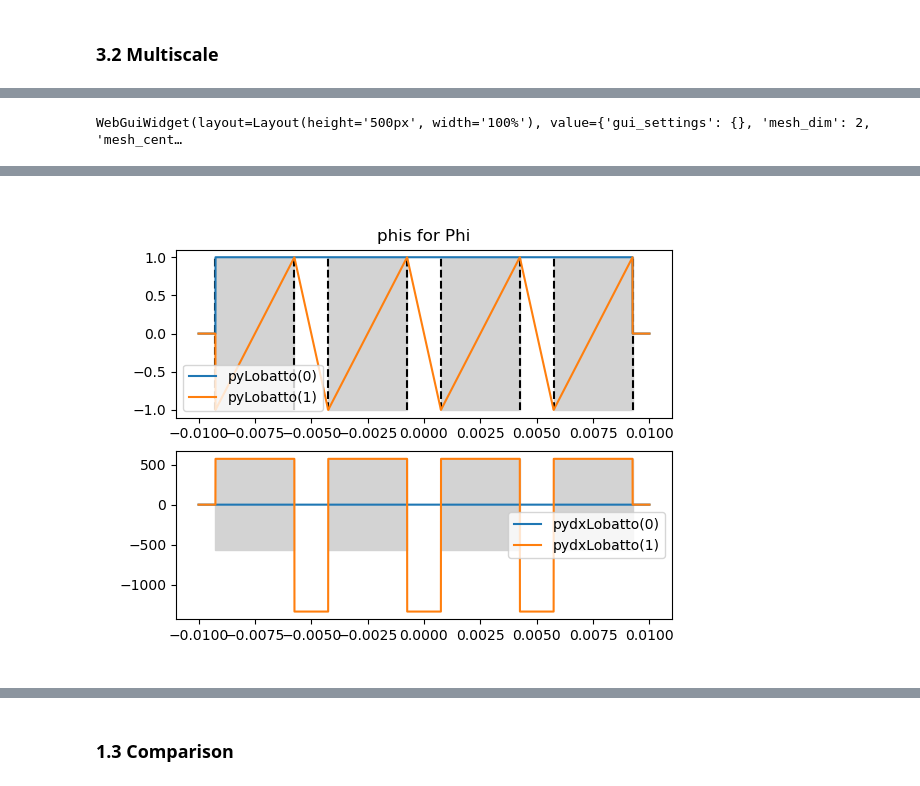
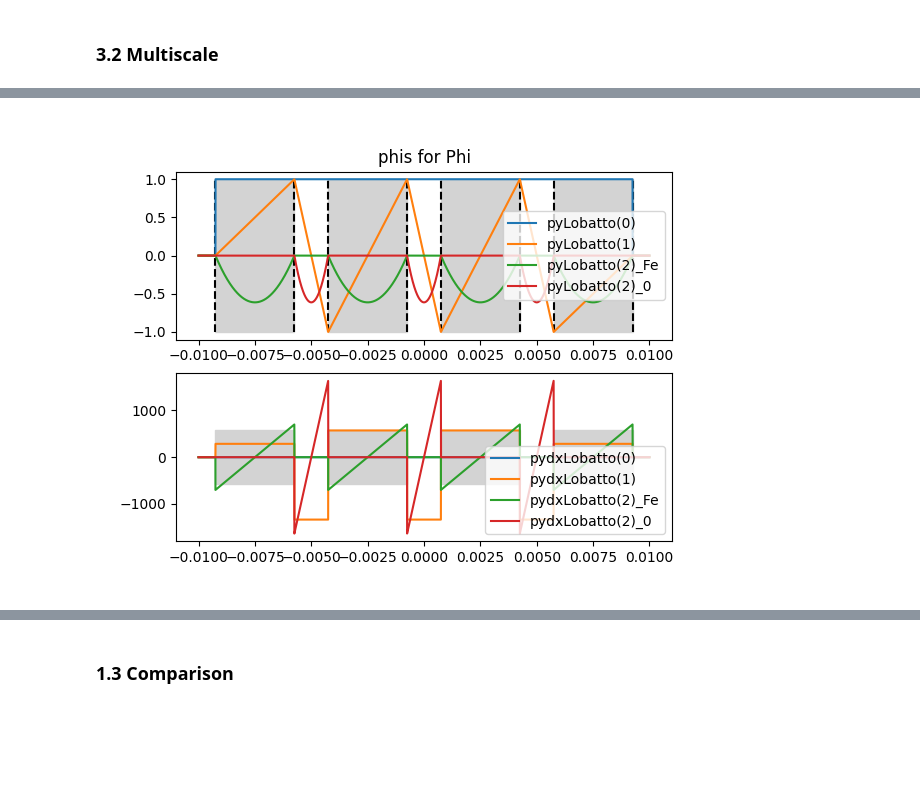
Before and after one commit to vhanser/ngsolveexample, a Jupyter notebook: content/multiscale/multiscale2DAll.ipynb, the cells around one changed output, grey strips where cells are left out. Cells and saved outputs as stored; diff of their text form; code cells hidden in the pictures; blank space fills up the shorter version.

```diff
--- a/content/multiscale/multiscale2DAll.ipynb
+++ b/content/multiscale/multiscale2DAll.ipynb
@@ -126,8 +122,9 @@ BaseWebGuiScene
 ### 3.2 Multiscale
 # %%
 import cempy as cp
-
-cMeshMS = mesh2DLaminates(D, d, ff, numSheets, multiscale=True, modelHalfAir=modelHalfAir, onlySmooth=onlySmooth, onlyRough=onlyRough, domainNameHalfAir="multiscale", maxh_edges=maxh_edges, rotated=rotated, modelGap=True)
+mg = importlib.reload(mg)
+mesh2DLaminates = mg.mesh2DLaminates
+cMeshMS = mesh2DLaminates(D, d, ff, numSheets, multiscale=True, modelHalfAir=modelHalfAir, onlySmooth=onlySmooth, onlyRough=onlyRough, domainNameHalfAir="multiscale", maxh_edges= maxh_edges, rotated=rotated, modelGap=True)
 # cMeshMS = mesh2DLaminates(D, d, ff, numSheets, multiscale=True, modelHalfAir=modelHalfAir, domainNameHalfAir="smoothFrame", onlySmooth=onlySmooth)
 meshMS = cMeshMS.mesh
 print(meshMS.GetMaterials())
@@ -137,10 +134,8 @@ print(meshMS.GetMaterials())
 # %%
-myDraw(meshMS.ngmesh)
+Draw(CF([1, 2, 3, 4, 5, 6]), meshMS)
 from myPackage import drawBndAll
 
 # drawBndAll(meshMS, drawFunc=Draw, block=False)
-# %% [output]
-WebGuiWidget(layout=Layout(height='500px', width='100%'), value={'gui_settings': {}, 'mesh_dim': 2, 'mesh_cent…
 # %%
 
 import importlib
@@ -165,9 +160,12 @@ cl_Phi.modelHalfAir = modelHalfAir
 cl_Phi.orientation = 1 if rotated else 0
 print(cl_Phi.orientation)
 if False:
-    from cempy.phiFunctions import Lobatto, dxLobatto
-    cl_Phi.phiFunction = Lobatto
-    cl_Phi.dzPhiFunction = dxLobatto
+    import cempy as cp
+    importlib.reload(cp)
+
+
+    cl_Phi.phiFunction = cp.phiFunctions.Lobatto
+    cl_Phi.dzPhiFunction = cp.phiFunctions.dxLobatto
 else:
     cl_Phi.phiFunction = pyLobatto
     cl_Phi.dzPhiFunction = pydxLobatto
@@ -187,30 +185,40 @@ def calcMultiscale(useGradients=True, drawPhis=True):
     if onlySmooth:
         roughbnd = ""
 
-    print(domains)
-    print(roughbnd)
-    print(smoothbnd)
+    print("domains", domains)
+    print("roughbnd", roughbnd)
+    print("smoothbnd", smoothbnd)
 
     # microshape functions
+
+
     orderPhi = [
-            cl_Phi(0, fes_order=0, material=domains, dirichlet="left|right", useGradients=True, useAbsolutes=True),
+            cl_Phi(0, fes_order=1, material=domains, dirichlet="left|right", useGradients=True, useAbsolutes=True),
 
-            cl_Phi(1, fes_order=0, material=domains, dirichlet=roughbnd, useGradients=False, useAbsolutes=True),
-
-            # cl_Phi(2, fes_order=2, material=domains, dirichlet=roughbnd, inAir=False, useGradients=True, modelHalfAir=False),
-            # cl_Phi(2, fes_order=2, material=domains, dirichlet=roughbnd, inIron=False, useGradients=True, modelHalfAir=False),
+            # cl_Phi(1, fes_order=1, material=domains, dirichlet=roughbnd, useGradients=True, useAbsolutes=True),
+            cl_Phi(1,
+                    modelHalfAir=False, inAir=True, specialFirstLast=True,
+                    specialFirstLast_func=[lambda x : 1/cl_Phi.dFe*(x+cl_Phi.dFe/2), lambda x:1/cl_Phi.dFe*(x-cl_Phi.dFe/2)],
+                    specialFirstLast_dzfunc=[lambda x : 1/cl_Phi.dFe, lambda x : 1/cl_Phi.dFe]),
+            cl_Phi(2, fes_order=2, material=domains, dirichlet=roughbnd, inAir=False, useGradients=True, modelHalfAir=modelHalfAir),
+            cl_Phi(2, fes_order=2, material=domains, dirichlet=roughbnd, inIron=False, useGradients=True, modelHalfAir=modelHalfAir),
 
             # cl_Phi(4, fes_order=1, material="multiscale|gap", dirichlet=roughbnd, useGradients=True, inAir=False, modelHalfAir=False),
             # cl_Phi(4, fes_order=1, material="multiscale|gap", dirichlet=roughbnd, useGradients=True, inIron=False, modelHalfAir=False),
         ]
 
+    if not moartaring:
+        orderPhi = orderPhi[1:]
 
     if drawPhis:
         cl_Phi.plotEvaluated(orderPhi, nFig=1)
 
     VSpace = []
     # # u0
-    VSpace.append(H1(meshMS, order=order0, dirichlet="left|right", definedon=meshMS.Materials("outer")))
+    domains_outer = "outer"
+    if not moartaring:
+        domains_outer += "|" + domains
+    VSpace.append(H1(meshMS, order=order0, dirichlet="left|right", definedon=meshMS.Materials(domains_outer)))
 
     # ui * phi i
     for phi_i in orderPhi:
@@ -229,23 +237,27 @@ def calcMultiscale(useGradients=True, drawPhis=True):
     f = LinearForm(VSpace)
 
     a += lambda1  * grad(cl_gradgradMS.trials[0]) * grad(cl_gradgradMS.tests[0]) * dx("outer")
-    a += getIntegrand4BFI(cl_gradgradMS.gradu[1:], cl_gradgradMS.gradv[1:], lambda2, lambda1, force_full_Phi=True, force_num_int=True) * dx("multiscale")
-    a += getIntegrand4BFI(cl_gradgradMS.gradu[1:], cl_gradgradMS.gradv[1:], lambda1, lambda1, force_full_Phi=True, force_num_int=True) * dx("gap")
+    if moartaring:
+        slice_inner = slice(1, len(cl_gradgradMS.gradu))
+    else:
+        slice_inner = slice(0, len(cl_gradgradMS.gradu))
+    a += getIntegrand4BFI(cl_gradgradMS.gradu[slice_inner], cl_gradgradMS.gradv[slice_inner], lambda2, lambda1, force_full_Phi=True, force_num_int=True) * dx("multiscale")
+    a += getIntegrand4BFI(cl_gradgradMS.gradu[slice_inner], cl_gradgradMS.gradv[slice_inner], lambda1, lambda1, force_full_Phi=True, force_num_int=True) * dx("gap")
     # a += getIntegrand4BFI(cl_gradgradMS.gradu, cl_gradgradMS.gradv, lambda1, lambda1, force_full_Phi=False, modelHalfAir=False, force_num_int=True) * dx("gap")
 
 
 
     h = specialcf.mesh_size
     n = specialcf.normal(meshMS.dim)
-    alpha = 4.5
+    alpha = 3
     # couple u
     if True:
         #[u][v]
-        tmp = slice(1, 4)
-        a += alpha*order0**2/h  * getIntegrand4BFI(cl_gradgradMS.u[tmp], cl_gradgradMS.v[tmp],  1, 1, force_full_Phi=True, modelHalfAir=False, force_num_int=True)  *ds(smoothbnd)
-        a += -alpha*order0**2/h  * getIntegrand4BFI(cl_gradgradMS.u[tmp], cl_gradgradMS.v[:1],  1, 1, force_full_Phi=True, modelHalfAir=False, force_num_int=True)  *ds(smoothbnd)
+        # tmp = slice(1, )
+        a += alpha*order0**2/h  * getIntegrand4BFI(cl_gradgradMS.u[slice_inner], cl_gradgradMS.v[slice_inner],  1, 1, force_full_Phi=True, modelHalfAir=False, force_num_int=True)  *ds(smoothbnd)
+        a += -alpha*order0**2/h  * getIntegrand4BFI(cl_gradgradMS.u[slice_inner], cl_gradgradMS.v[:1],  1, 1, force_full_Phi=True, modelHalfAir=False, force_num_int=True)  *ds(smoothbnd)
         a += alpha*order0**2/h  * getIntegrand4BFI(cl_gradgradMS.u[:1], cl_gradgradMS.v[:1],  1, 1, force_full_Phi=True, modelHalfAir=False, force_num_int=True)  *ds(smoothbnd)
-        a += -alpha*order0**2/h  * getIntegrand4BFI(cl_gradgradMS.u[:1], cl_gradgradMS.v[tmp],  1, 1, force_full_Phi=True, modelHalfAir=False, force_num_int=True)  *ds(smoothbnd)
+        a += -alpha*order0**2/h  * getIntegrand4BFI(cl_gradgradMS.u[:1], cl_gradgradMS.v[slice_inner],  1, 1, force_full_Phi=True, modelHalfAir=False, force_num_int=True)  *ds(smoothbnd)
 
 
     if False:
@@ -265,12 +277,12 @@ def calcMultiscale(useGradients=True, drawPhis=True):
 
 
     # couple fluxes
-    if False:
+    if True:
         # [dn u] [ dn v]
-        a += alpha*order0**2/h  * getIntegrand4BFI(cl_gradgradMS.gradu_trace_n[1:], cl_gradgradMS.gradv_trace_n[1:],  lambda2, lambda1, force_full_Phi=True, modelHalfAir=False, force_num_int=True)  *ds(smoothbnd)
-        a += -alpha*order0**2/h  * getIntegrand4BFI(cl_gradgradMS.gradu_trace_n[1:], cl_gradgradMS.gradv_trace_n[:1],  lambda2, lambda1, force_full_Phi=True, modelHalfAir=False, force_num_int=True)  *ds(smoothbnd)
+        a += alpha*order0**2/h  * getIntegrand4BFI(cl_gradgradMS.gradu_trace_n[slice_inner], cl_gradgradMS.gradv_trace_n[slice_inner],  lambda2, lambda1, force_full_Phi=True, modelHalfAir=False, force_num_int=True)  *ds(smoothbnd)
+        a += -alpha*order0**2/h  * getIntegrand4BFI(cl_gradgradMS.gradu_trace_n[slice_inner], cl_gradgradMS.gradv_trace_n[:1],  lambda2, lambda1, force_full_Phi=True, modelHalfAir=False, force_num_int=True)  *ds(smoothbnd)
         a += alpha*order0**2/h  * getIntegrand4BFI(cl_gradgradMS.gradu_trace_n[:1], cl_gradgradMS.gradv_trace_n[:1],  lambda2, lambda1, force_full_Phi=True, modelHalfAir=False, force_num_int=True)  *ds(smoothbnd)
-        a += -alpha*order0**2/h  * getIntegrand4BFI(cl_gradgradMS.gradu_trace_n[:1], cl_gradgradMS.gradv_trace_n[:1],  lambda2, lambda1, force_full_Phi=True, modelHalfAir=False, force_num_int=True)  *ds(smoothbnd)
+        a += -alpha*order0**2/h  * getIntegrand4BFI(cl_gradgradMS.gradu_trace_n[:1], cl_gradgradMS.gradv_trace_n[slice_inner],  lambda2, lambda1, force_full_Phi=True, modelHalfAir=False, force_num_int=True)  *ds(smoothbnd)
 
 
     # couple hesse
@@ -295,7 +307,8 @@ def calcMultiscale(useGradients=True, drawPhis=True):
 
     # dirichlet boundary values
     sol.components[0].Set(1 * x/Norm(x), BND)
-    sol.components[1].Set(1 * x/Norm(x), BND)
+    if moartaring:
+        sol.components[1].Set(1 * x/Norm(x), BND)
 
     solvers.BVP(bf = a, lf= f, pre=prec, gf=sol, maxsteps=10)
 
@@ -310,7 +323,7 @@ def calcMultiscale(useGradients=True, drawPhis=True):
 sol_MS, sol_pack_MS, sol_comp_MS, H_comp, energy_MS, cl_gradgradMS = calcMultiscale(False, drawPhis=True)
 H_MS = sum(H_comp)
 H_MS.Compile()
-print(energy_ref, energy_MS)
+print("energy", energy_ref, energy_MS)
 # print(Integrate(Norm(sum(sol_comp_MS) - sol_ref), meshRef))
 
 
@@ -323 +339 @@ ileft|iright
-[figure, old version]
+[figure, new version]
```
Also changed, not shown: parts of 20 cells of this notebook, 3 other files.
